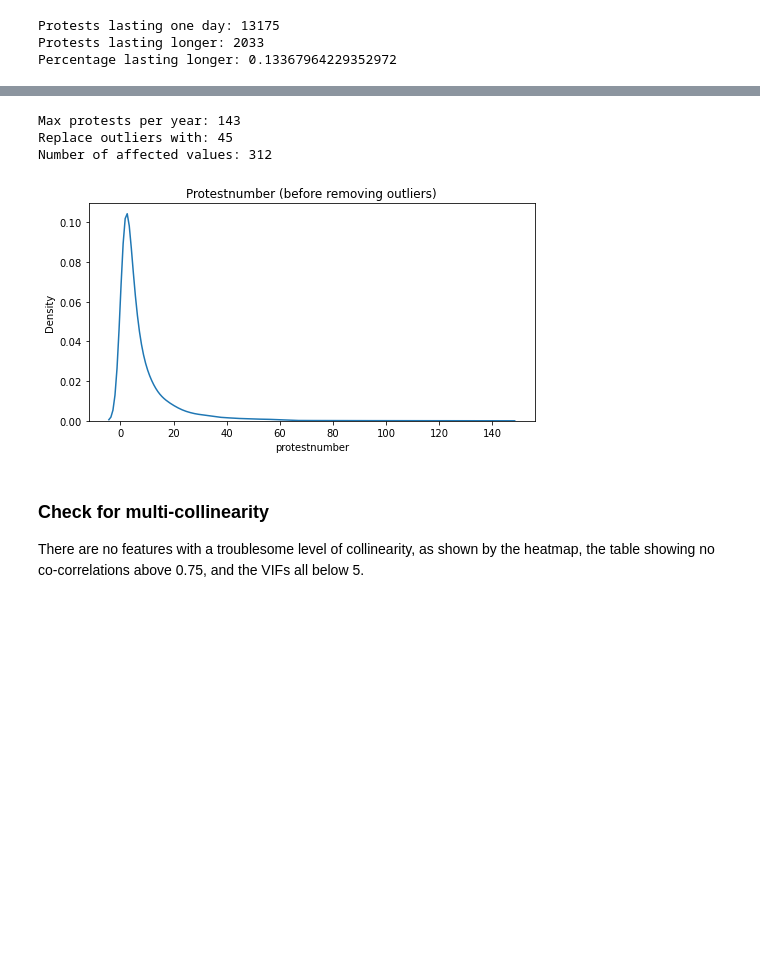
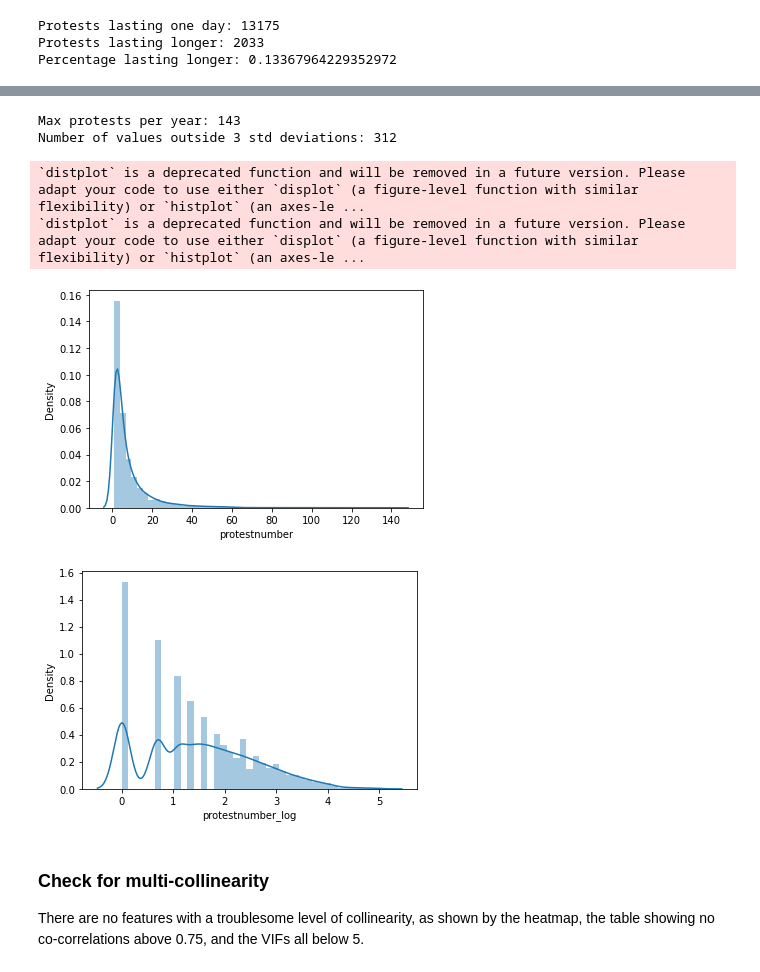
Before and after one commit to sethnlewis/Predicting-Political-Revolutions, a Jupyter notebook: notebooks/cleaning_protests_dataset.ipynb, the cells around one changed output, grey strips where cells are left out. Drawn from its saved outputs; the diff is of its cells as text; code cells hidden in the pictures; blank space fills up the shorter version.

```diff
--- a/notebooks/cleaning_protests_dataset.ipynb
+++ b/notebooks/cleaning_protests_dataset.ipynb
@@ -1053,21 +1051,18 @@ Percentage lasting longer: 0.13367964229352972
 # Calculate the replacement value
 remove_1_day_protests = df_joined.loc[df_joined.duration_days > 1, 'duration_days']
 max_value = int(remove_1_day_protests.mean() + 3*remove_1_day_protests.std())
-print('Replace outliers with:', max_value)
-print('Number of affected values:', df_joined.loc[df_joined.duration_days>max_value].shape[0])
+print('Number of values outside 3 std deviations:', max_value)
 
-
-# Plot before removing outliers
+# Plot before transformation
 plt.figure(figsize=(8, 4))
-sns.kdeplot(x=df_joined.duration_days)
-plt.title('Protest duration (days) (before removing outliers)')
+sns.distplot(x=df_joined.duration_days)
+plt.title('Protest duration (days)')
 plt.show()
 
-# Calculate "max" threshold
-df_joined.loc[df_joined.duration_days>max_value, 'duration_days'] = max_value
+# Plot after log transformation
+df_joined['duration_days_log'] = np.log(df_joined.duration_days)
 
-# Plot after removing outliers
 plt.figure(figsize=(8, 4))
-sns.kdeplot(x=df_joined.duration_days)
-plt.title('Protest duration (days) (after removing outliers)');
+sns.distplot(x=df_joined.duration_days_log)
+plt.title('Protest duration (days), Log transformed');
 # %% [output]
@@ -1081,20 +1077,24 @@ Even the largest number of protests in a given year, 143, is very realistic even
 # %%
 # Calculate the replacement value
 max_value = int(df_joined.protestnumber.mean() + 3*df_joined.protestnumber.std())
 print('Max protests per year:', df_joined['protestnumber'].max())
-print('Replace outliers with:', max_value)
-print('Number of affected values:', df_joined.loc[df_joined.protestnumber>max_value].shape[0])
+print('Number of values outside 3 std deviations:',
+      df_joined.loc[df_joined.protestnumber>max_value].shape[0])
+sns.distplot(df_joined.protestnumber)
 
-# Plot before removing outliers
-plt.figure(figsize=(8, 4))
-sns.kdeplot(x=df_joined.protestnumber)
-plt.title('Protestnumber (before removing outliers)')
-plt.show()
+
+
+df_joined['protestnumber_log'] = np.log(df_joined.protestnumber)
+
+plt.figure()
+sns.distplot(df_joined.protestnumber_log);
 # %% [output]
 Max protests per year: 143
-Replace outliers with: 45
-Number of affected values: 312
+Number of values outside 3 std deviations: 312
+`distplot` is a deprecated function and will be removed in a future version. Please adapt your code to use either `displot` (a figure-level function with similar flexibility) or `histplot` (an axes-le ...
+`distplot` is a deprecated function and will be removed in a future version. Please adapt your code to use either `displot` (a figure-level function with similar flexibility) or `histplot` (an axes-le ...
-[figure, old version]
+[figure, new version]
+[figure, added]
 # %% [markdown]
 ### Check for multi-collinearity
 There are no features with a troublesome level of collinearity, as shown by the heatmap, the table showing no co-correlations above 0.75, and the VIFs all below 5.
```
Also changed, not shown: parts of 16 cells of this notebook, 5 other files.
